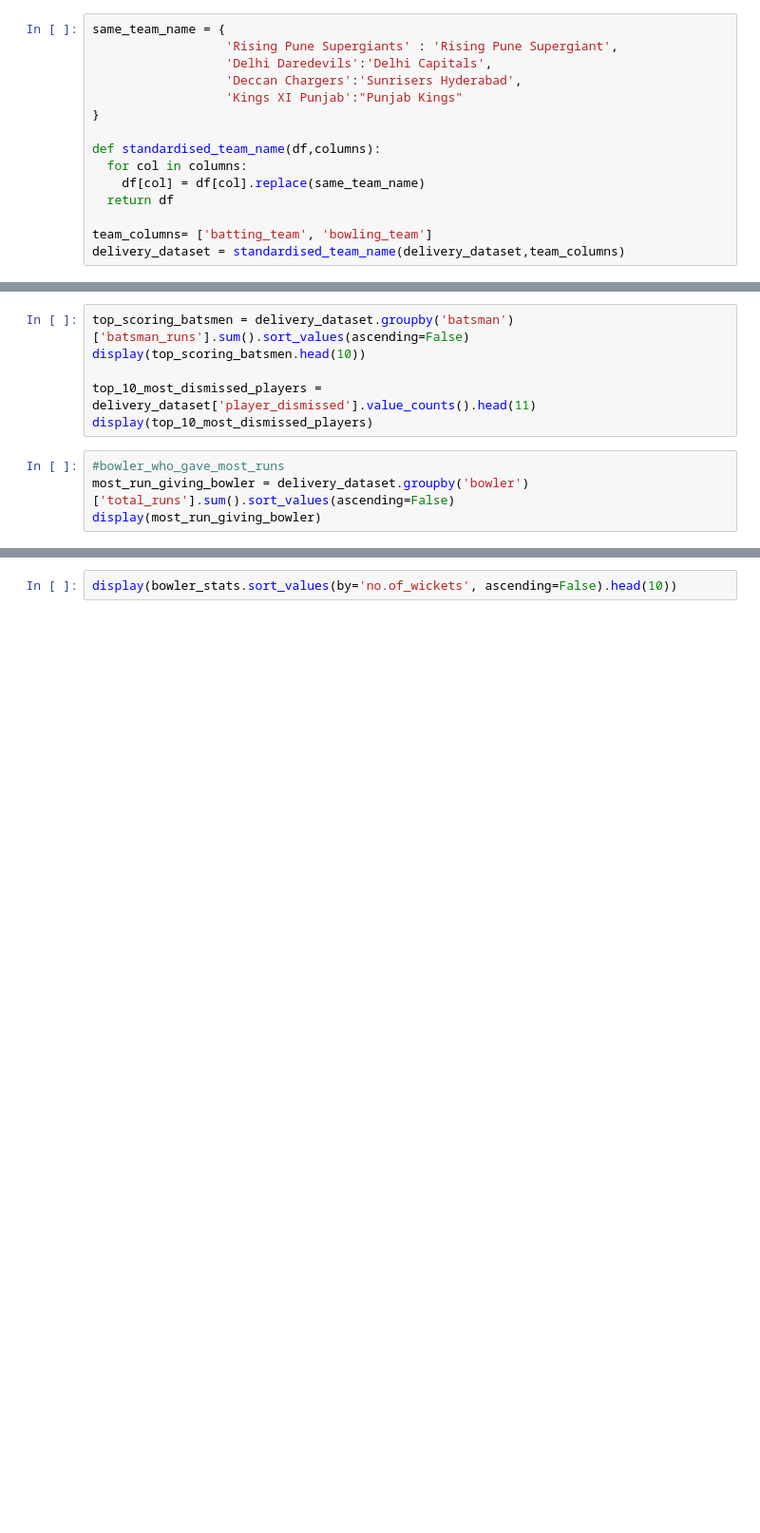
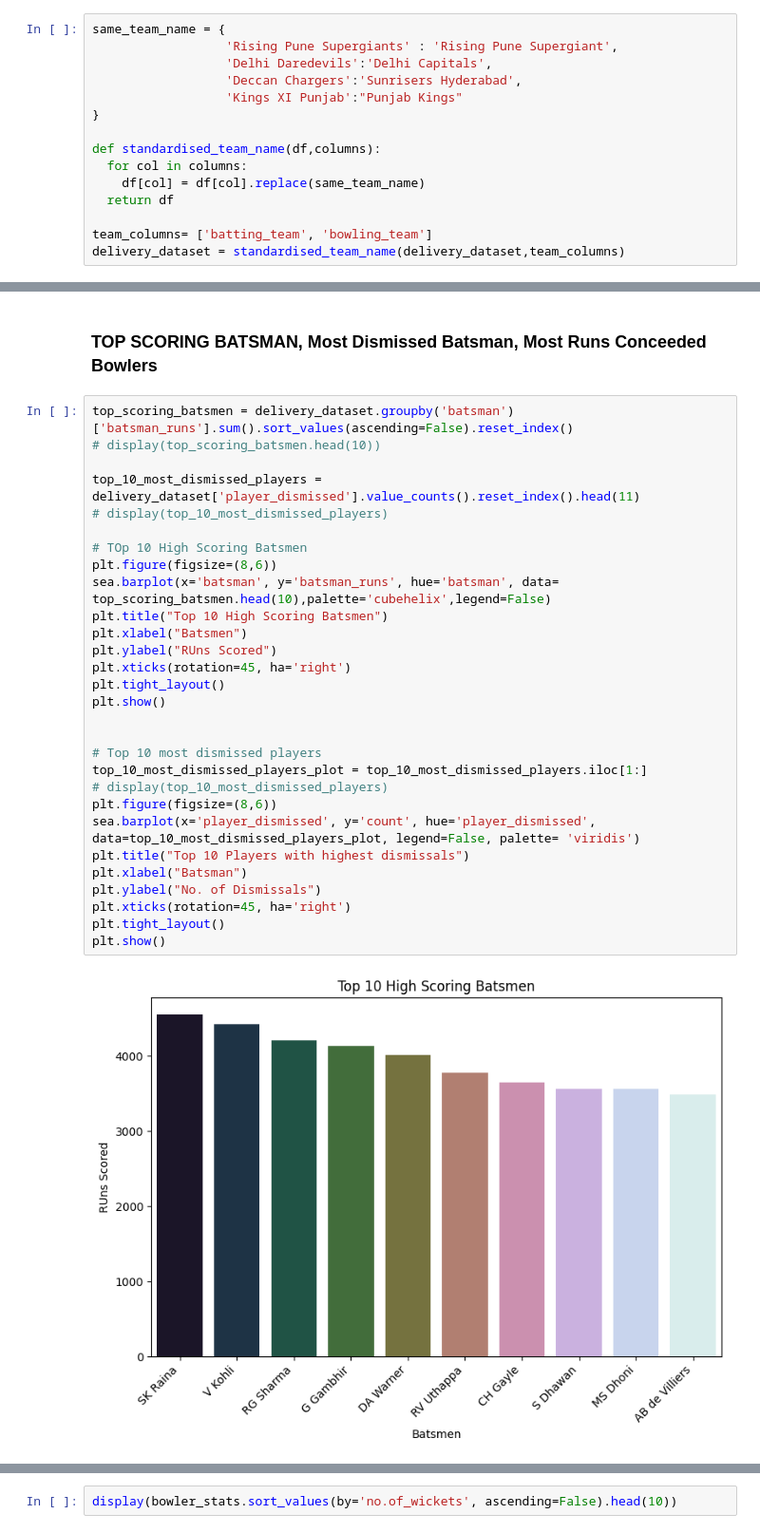
Before and after one commit to sxrthk17/ml-journey, a Jupyter notebook: week1/day6_IPL_EDA_deliveries.ipynb, the cells around one changed output, grey strips where cells are left out. Shown at 95% size. Saved outputs shown, nothing was run; the diff lists cells and outputs as text; blank space fills up the shorter version.

Commit message:
Data visualisation for Deliveies dataset completed

```diff
--- a/week1/day6_IPL_EDA_deliveries.ipynb
+++ b/week1/day6_IPL_EDA_deliveries.ipynb
@@ -162,10 +333,33 @@ plt.show()
-# %%
-top_scoring_batsmen = delivery_dataset.groupby('batsman')['batsman_runs'].sum().sort_values(ascending=False)
-display(top_scoring_batsmen.head(10))
-
-top_10_most_dismissed_players = delivery_dataset['player_dismissed'].value_counts().head(11)
-display(top_10_most_dismissed_players)
-# %%
-#bowler_who_gave_most_runs
-most_run_giving_bowler = delivery_dataset.groupby('bowler')['total_runs'].sum().sort_values(ascending=False)
-display(most_run_giving_bowler)
+# %% [markdown]
+### TOP SCORING BATSMAN, Most Dismissed Batsman, Most Runs Conceeded Bowlers
+# %%
+top_scoring_batsmen = delivery_dataset.groupby('batsman')['batsman_runs'].sum().sort_values(ascending=False).reset_index()
+# display(top_scoring_batsmen.head(10))
+
+top_10_most_dismissed_players = delivery_dataset['player_dismissed'].value_counts().reset_index().head(11)
+# display(top_10_most_dismissed_players)
+
+# TOp 10 High Scoring Batsmen
+plt.figure(figsize=(8,6))
+sea.barplot(x='batsman', y='batsman_runs', hue='batsman', data= top_scoring_batsmen.head(10),palette='cubehelix',legend=False)
+plt.title("Top 10 High Scoring Batsmen")
+plt.xlabel("Batsmen")
+plt.ylabel("RUns Scored")
+plt.xticks(rotation=45, ha='right')
+plt.tight_layout()
+plt.show()
+
+
+# Top 10 most dismissed players
+top_10_most_dismissed_players_plot = top_10_most_dismissed_players.iloc[1:]
+# display(top_10_most_dismissed_players)
+plt.figure(figsize=(8,6))
+sea.barplot(x='player_dismissed', y='count', hue='player_dismissed', data=top_10_most_dismissed_players_plot, legend=False, palette= 'viridis')
+plt.title("Top 10 Players with highest dismissals")
+plt.xlabel("Batsman")
+plt.ylabel("No. of Dismissals")
+plt.xticks(rotation=45, ha='right')
+plt.tight_layout()
+plt.show()
+# %% [output]
+[figure, added]
```
Also changed, not shown: parts of 33 cells of this notebook.
